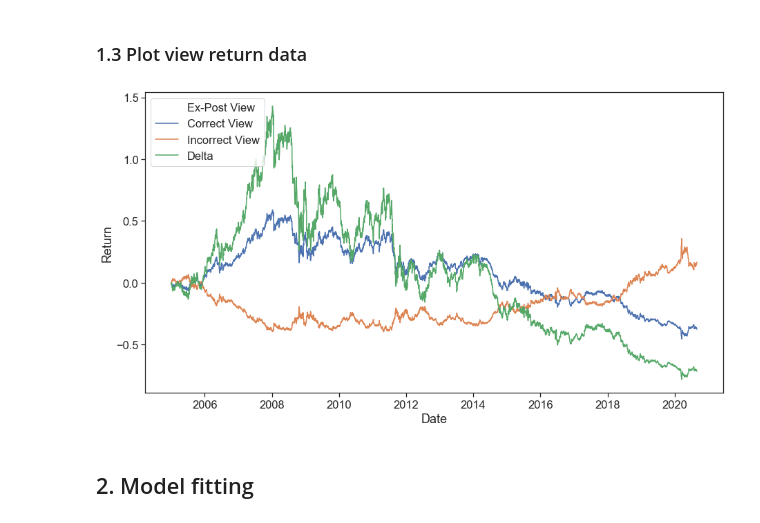
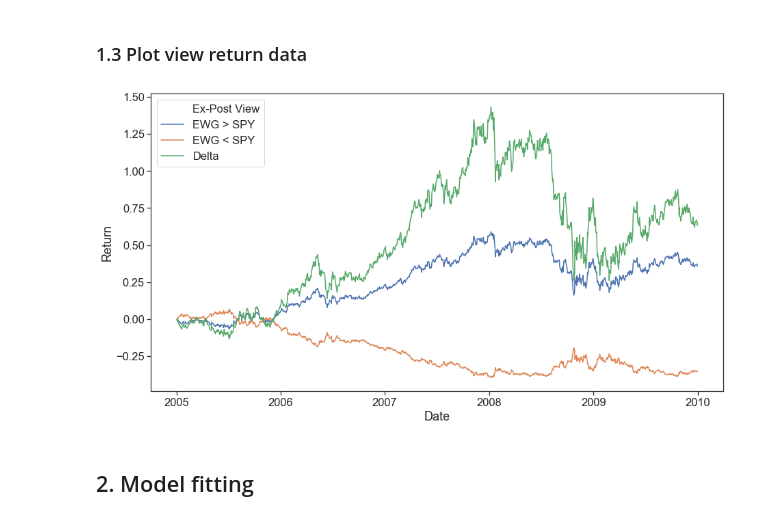
Before and after one commit to roprisor/alphamodel, a Jupyter notebook: examples/bl/bl_hmm_confidence.ipynb, the cells around one changed output. Cells and saved outputs as stored; diff of their text form; code cells hidden in the pictures.

```diff
--- a/examples/bl/bl_hmm_confidence.ipynb
+++ b/examples/bl/bl_hmm_confidence.ipynb
@@ -70,7 +70,7 @@ with sns.axes_style('ticks'):
     ax.fill_between(x, y1=y, alpha=0.25, facecolor='lightblue')
 
     plt.axvline(x=1, color='gray', linestyle='--')
-    plt.text(1.1, 0.24, 'Investor View Z-score', rotation=90)
+    plt.text(1.1, 0.24, 'Investor View Return', rotation=90)
 
     ax.set(xlabel='Return (%)', ylabel='PDF of HMM Predicted View Return')
     plt.savefig(ss.cfg['data_dir'] + 'bl_view_cdf.png')
@@ -141,9 +141,9 @@ incorrect_view = np.array([1, 0, 0, -1, 0, 0, 0, 0, 0, 0])
 # %%
 # Process returns for charting
 raw_returns = returns[returns.index >= dt.datetime(2005, 1, 2)]
-view_returns = pd.DataFrame.from_dict({'Correct View': np.dot(raw_returns.values, correct_view),
-                                       'Incorrect View': np.dot(raw_returns.values, incorrect_view)})
-view_returns.loc[:, 'Delta'] = view_returns.loc[:, 'Correct View'] - view_returns.loc[:, 'Incorrect View']
+view_returns = pd.DataFrame.from_dict({'EWG > SPY': np.dot(raw_returns.values, correct_view),
+                                       'EWG < SPY': np.dot(raw_returns.values, incorrect_view)})
+view_returns.loc[:, 'Delta'] = view_returns.loc[:, 'EWG > SPY'] - view_returns.loc[:, 'EWG < SPY']
 view_returns.index = raw_returns.index
 view_growth = (view_returns + 1).cumprod()
 view_returns_cum = view_growth - 1
@@ -152,14 +152,14 @@ view_returns_cum.columns = ['Date', 'Ex-Post View', 'Value']
 # %%
 plt.figure(figsize=(15,8))
 sns.set(font_scale=1.5)
 with sns.axes_style('ticks'):
-    data = view_returns_cum
+    data = view_returns_cum[view_returns_cum.Date <= dt.datetime(2010, 1, 2)]
     ax = sns.lineplot(x='Date', y='Value', hue='Ex-Post View', data=data)
     ax.set(xlabel='Date', ylabel='Return')
     ax.legend(loc='upper left')
-    plt.savefig(ss.cfg['data_dir'] + 'bl_view_returns.png')
+    plt.savefig(ss.cfg['data_dir'] + 'bl_view_returns_2005to2010.png')
 # %% [output]
-[figure, old version]
+[figure, new version]
 # %% [markdown]
 ## 2. Model fitting
 # %% [markdown]
```
Also changed, not shown: parts of 6 cells of this notebook, 2 other files.
